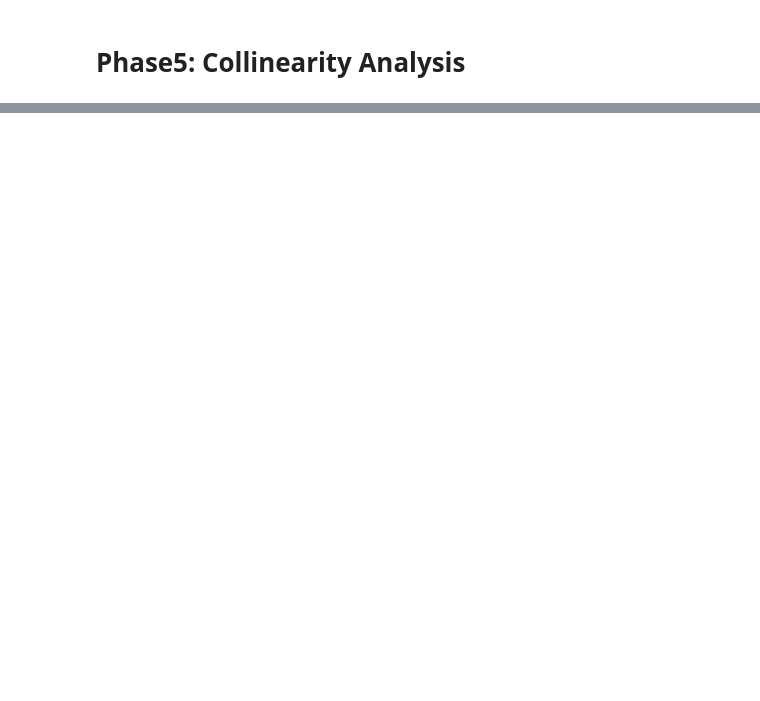
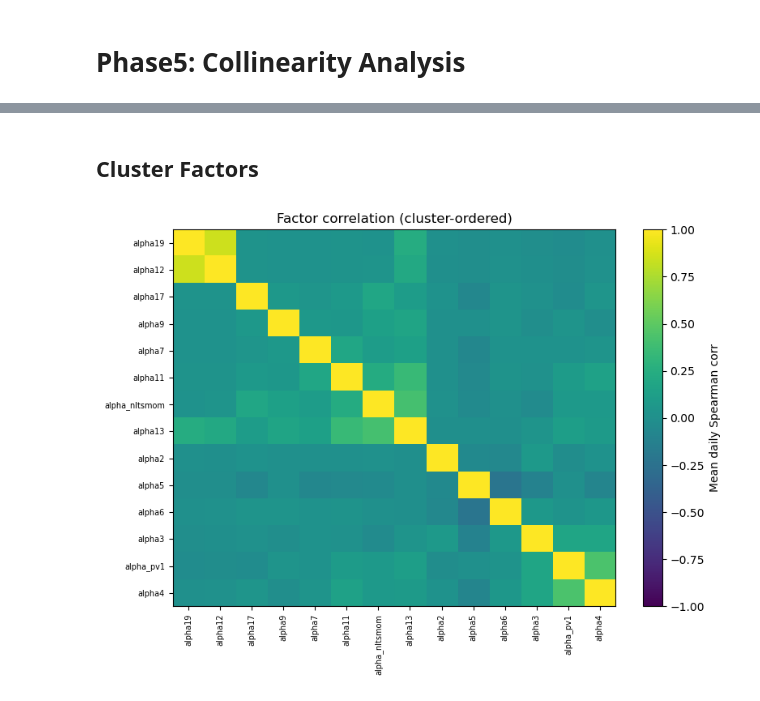
Before and after one commit to Yzc20060417/Multi-Factor-Equities-Investing, a Jupyter notebook: notebooks/Collinearity Analysis.ipynb, the cells around one changed output, grey strips where cells are left out. Saved outputs shown, nothing was run; the diff lists cells and outputs as text; code cells hidden in the pictures; blank space fills up the shorter version.

```diff
--- a/notebooks/Collinearity Analysis.ipynb
+++ b/notebooks/Collinearity Analysis.ipynb
@@ -88,0 +802,43 @@ Hit Rate (p>0)      :   51.36%
+# %% [markdown]
+## Cluster Factors
+# %%
+try:
+    from scipy.cluster.hierarchy import linkage, leaves_list
+    from scipy.spatial.distance import squareform
+
+    # distance matrix
+    D = 1.0 - np.abs(C0.values)
+    np.fill_diagonal(D, 0.0)
+
+    Z = linkage(squareform(D, checks=False), method="average")
+    order = leaves_list(Z)
+    ordered = C0.iloc[order, order]
+
+except Exception as e:
+    print("SciPy clustering not available, using sklearn fallback:", e)
+    from sklearn.cluster import AgglomerativeClustering
+
+    D = 1.0 - np.abs(C0.values)
+    np.fill_diagonal(D, 0.0)
+
+    model = AgglomerativeClustering(
+        metric="precomputed",
+        linkage="average",
+        n_clusters=None,
+        distance_threshold=0.4,   # tune
+    )
+    labels = model.fit_predict(D)
+    order = np.argsort(labels)
+    ordered = C0.iloc[order, order]
+
+# Heatmap (matplotlib)
+plt.figure(figsize=(8, 6))
+plt.imshow(ordered.values, aspect="auto", vmin=-1, vmax=1)
+plt.colorbar(label="Mean daily Spearman corr")
+plt.xticks(range(len(ordered.columns)), ordered.columns, rotation=90, fontsize=7)
+plt.yticks(range(len(ordered.index)), ordered.index, fontsize=7)
+plt.title("Factor correlation (cluster-ordered)")
+plt.tight_layout()
+plt.show()
+# %% [output]
+[figure, added]
```
Also changed, not shown: parts of 26 cells of this notebook.
